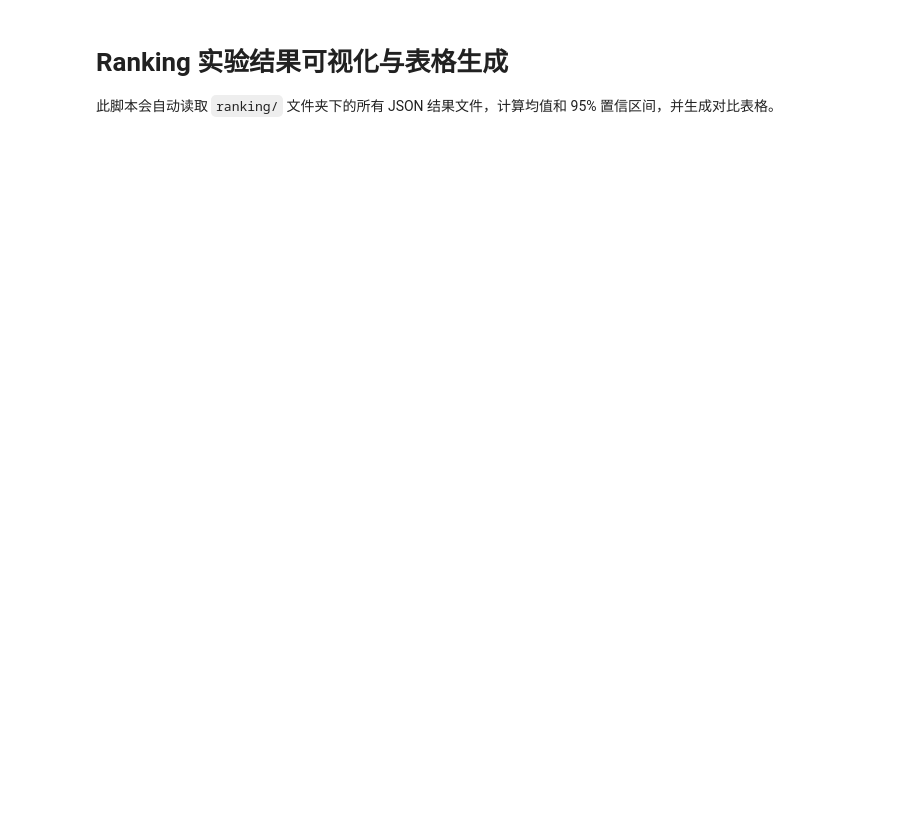
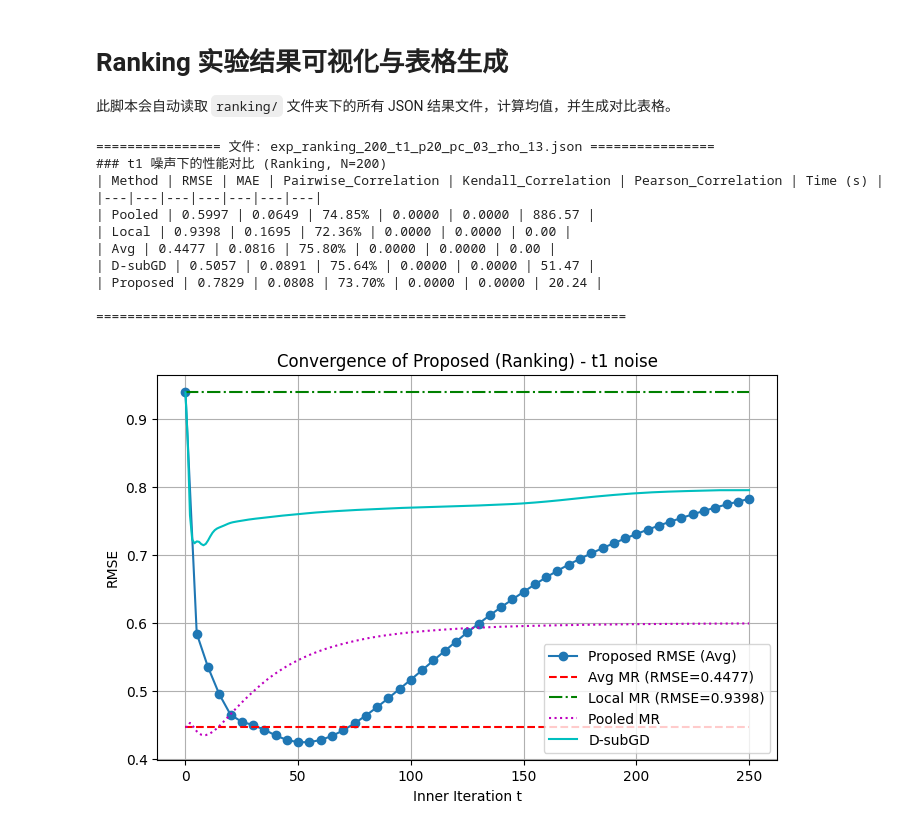
Before and after one commit to lucienrua/U_ADMM, a Jupyter notebook: exp1_plot_ranking.ipynb, the cells around one changed output. Drawn from its saved outputs; the diff is of its cells as text; code cells hidden in the pictures; blank space fills up the shorter version.

```diff
--- a/exp1_plot_ranking.ipynb
+++ b/exp1_plot_ranking.ipynb
@@ -1,6 +1,6 @@
 # %% [markdown]
 # Ranking 实验结果可视化与表格生成
-此脚本会自动读取 `ranking/` 文件夹下的所有 JSON 结果文件，计算均值和 95% 置信区间，并生成对比表格。
+此脚本会自动读取 `ranking/` 文件夹下的所有 JSON 结果文件，计算均值，并生成对比表格。
 # %%
 import json
 import numpy as np
@@ -22,47 +22,91 @@ for filename in files:
 
     print(f"================ 文件: {os.path.basename(filename)} ================")
     md_table = f"### {params.get('noise_type', 'normal')} 噪声下的性能对比 (Ranking, N={N})\n"
-    md_table += "| Method | RMSE (95% CI) | MAE | Pairwise_Correlation | Time (s) |\n"
-    md_table += "|---|---|---|---|---|\n"
+    md_table += "| Method | RMSE | MAE | Pairwise_Correlation | Kendall_Correlation | Pearson_Correlation | Time (s) |\n"
+    md_table += "|---|---|---|---|---|---|---|\n"
 
     methods = ['Pooled', 'Local', 'Avg', 'D-subGD', 'Proposed']
 
     avg_hist = None
+    pooled_hist = None
+    dgd_hist = None
     avg_avg_rmse = None
+    avg_local_rmse = None
+    avg_pooled_rmse = None
+    avg_dgd_rmse = None
 
     for method in methods:
         # 检查该方法是否在结果中存在 (用户可能设置为 False 跳过了)
         if method in res[0]:
             rmses = [r[method]['RMSE'] for r in res]
             maes = [r[method]['MAE'] for r in res]
             accs = [r[method].get('Pairwise_Correlation', 0.0) for r in res]
+            kendalls = [r[method].get('Kendall_Correlation', 0.0) for r in res]
+            pearsons = [r[method].get('Pearson_Correlation', 0.0) for r in res]
             times = [r[method]['Time'] for r in res]
 
             mean_rmse = np.mean(rmses)
-            # 计算 95% 置信区间: 1.96 * std / sqrt(N)
-            ci_rmse = 1.96 * np.std(rmses) / np.sqrt(N)
             mean_mae = np.mean(maes)
             mean_acc = np.mean(accs)
+            mean_kendall = np.mean(kendalls)
+            mean_pearson = np.mean(pearsons)
             mean_time = np.mean(times)
 
-            md_table += f"| {method} | {mean_rmse:.4f} ± {ci_rmse:.4f} | {mean_mae:.4f} | {mean_acc:.2%} | {mean_time:.2f} |\n"
+            md_table += f"| {method} | {mean_rmse:.4f} | {mean_mae:.4f} | {mean_acc:.2%} | {mean_kendall:.4f} | {mean_pearson:.4f} | {mean_time:.2f} |\n"
 
             if method == 'Proposed' and 'hist_rmse' in res[0]['Proposed']:
                 avg_hist = np.mean([r['Proposed']['hist_rmse'] for r in res], axis=0)
+            if method == 'Pooled' and 'hist_rmse' in res[0]['Pooled']:
+                pooled_hist = np.mean([r['Pooled']['hist_rmse'] for r in res], axis=0)
+            if method == 'D-subGD' and 'hist_rmse' in res[0]['D-subGD']:
+                dgd_hist = np.mean([r['D-subGD']['hist_rmse'] for r in res], axis=0)
             if method == 'Avg':
                 avg_avg_rmse = mean_rmse
+            if method == 'Local':
+                avg_local_rmse = mean_rmse
+            if method == 'Pooled':
+                avg_pooled_rmse = mean_rmse
+            if method == 'D-subGD':
+                avg_dgd_rmse = mean_rmse
 
     print(md_table)
     print("====================================================================\n")
 
     if avg_hist is not None:
         plt.figure(figsize=(8, 5))
-        plt.plot(avg_hist, marker='o', label='Proposed RMSE (Avg)')
+        total_steps = (len(avg_hist) - 1) * params['W_inner']
+        x_uadmm = np.arange(len(avg_hist)) * params['W_inner']
+        plt.plot(x_uadmm, avg_hist, marker='o', label='Proposed RMSE (Avg)')
         if avg_avg_rmse is not None:
-            plt.axhline(avg_avg_rmse, color='r', linestyle='--', label='Avg MR RMSE')
-        plt.xlabel('Outer Iteration t')
+            plt.hlines(avg_avg_rmse, xmin=0, xmax=total_steps, color='r', linestyle='--', label=f'Avg MR (RMSE={avg_avg_rmse:.4f})')
+        if avg_local_rmse is not None:
+            plt.hlines(avg_local_rmse, xmin=0, xmax=total_steps, color='g', linestyle='-.', label=f'Local MR (RMSE={avg_local_rmse:.4f})')
+        if pooled_hist is not None:
+            x_pooled = np.arange(len(pooled_hist))
+            plt.plot(x_pooled, pooled_hist, color='m', linestyle=':', label=f'Pooled MR')
+        elif avg_pooled_rmse is not None:
+            plt.hlines(avg_pooled_rmse, xmin=0, xmax=total_steps, color='m', linestyle=':', label=f'Pooled MR (RMSE={avg_pooled_rmse:.4f})')
+        if dgd_hist is not None:
+            x_dgd = np.arange(len(dgd_hist))
+            plt.plot(x_dgd, dgd_hist, color='c', linestyle='-', label=f'D-subGD')
+        elif avg_dgd_rmse is not None:
+            plt.hlines(avg_dgd_rmse, xmin=0, xmax=total_steps, color='c', linestyle='-', label=f'D-subGD (RMSE={avg_dgd_rmse:.4f})')
+        plt.xlabel('Inner Iteration t')
         plt.ylabel('RMSE')
         plt.title(f"Convergence of Proposed (Ranking) - {params.get('noise_type', 'normal')} noise")
         plt.legend()
         plt.grid(True)
         plt.show()
+# %% [output]
+================ 文件: exp_ranking_200_t1_p20_pc_03_rho_13.json ================
+### t1 噪声下的性能对比 (Ranking, N=200)
+| Method | RMSE | MAE | Pairwise_Correlation | Kendall_Correlation | Pearson_Correlation | Time (s) |
+|---|---|---|---|---|---|---|
+| Pooled | 0.5997 | 0.0649 | 74.85% | 0.0000 | 0.0000 | 886.57 |
+| Local | 0.9398 | 0.1695 | 72.36% | 0.0000 | 0.0000 | 0.00 |
+| Avg | 0.4477 | 0.0816 | 75.80% | 0.0000 | 0.0000 | 0.00 |
+| D-subGD | 0.5057 | 0.0891 | 75.64% | 0.0000 | 0.0000 | 51.47 |
+| Proposed | 0.7829 | 0.0808 | 73.70% | 0.0000 | 0.0000 | 20.24 |
+
+====================================================================
+[figure, added]
```
Also changed, not shown: 16 other files.
